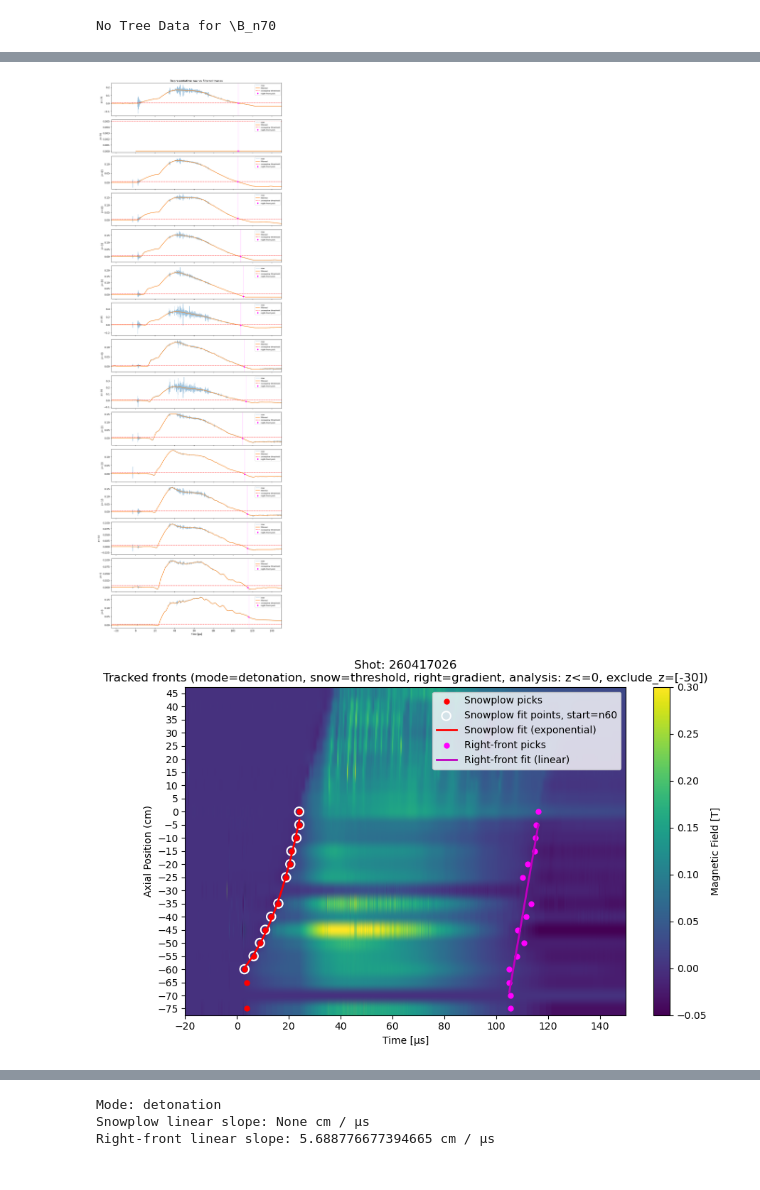
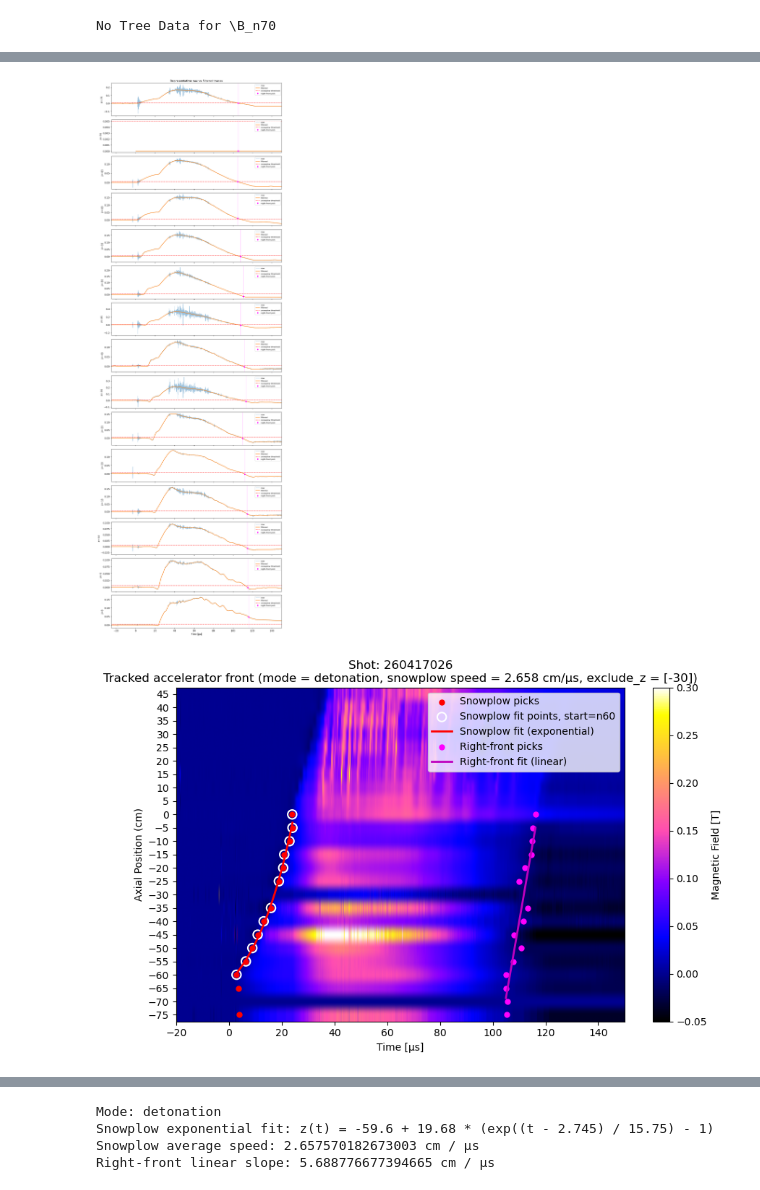
Before and after one commit to ahad-notes/zap-hd-uw, a Jupyter notebook: bdot probes/magnetogram + plasma accelerator analysis.ipynb, the cells around one changed output, grey strips where cells are left out. Cells and saved outputs as stored; diff of their text form; code cells hidden in the pictures.

```diff
--- a/bdot probes/magnetogram + plasma accelerator speeds.ipynb
+++ b/bdot probes/magnetogram + plasma accelerator analysis.ipynb
@@ -1138,35 +1149,48 @@ def analyze_speeds_for_shot(
 # %%
 shot = 260417026
 
 results = analyze_speeds_for_shot(
     shot=shot,
     snowplow_window_fn=snowplow_window_piecewise,
     deflagration_window_fn=deflagration_window_piecewise,
 
     snowplow_pick_method='threshold',
     deflagration_pick_method='gradient',
 
     threshold=0.005,
     snowplow_threshold=0.005,
 
     detonation=True,
     deflagration=False,
     snowplow_exp_start_label='n60',
 
     z_max=0,
     exclude_z=[-30],
     show_plots=True,
 )
 
 print("Mode:", results['mode'])
-print("Snowplow linear slope:", results['m_snow'], "cm / μs")
+
+if results['mode'] == "detonation":
+    z0, A, tau, t0 = results['snow_params']
+
+    print(
+        "Snowplow exponential fit: "
+        f"z(t) = {z0:.4g} + {A:.4g} * (exp((t - {t0:.4g}) / {tau:.4g}) - 1)"
+    )
+    print("Snowplow average speed:", results['snowplow_avg_speed'], "cm / μs")
+
+else:
+    print("Snowplow linear slope:", results['m_snow'], "cm / μs")
+
 print("Right-front linear slope:", results['m_def'], "cm / μs")
 # %% [output]
 No Tree Data for \B_n70
 [figure]
 [figure]
-[figure, old version]
+[figure, new version]
 [figure]
 Mode: detonation
-Snowplow linear slope: None cm / μs
+Snowplow exponential fit: z(t) = -59.6 + 19.68 * (exp((t - 2.745) / 15.75) - 1)
+Snowplow average speed: 2.657570182673003 cm / μs
 Right-front linear slope: 5.688776677394665 cm / μs
```
Also changed, not shown: parts of 1 cell of this notebook, 1 other file.
